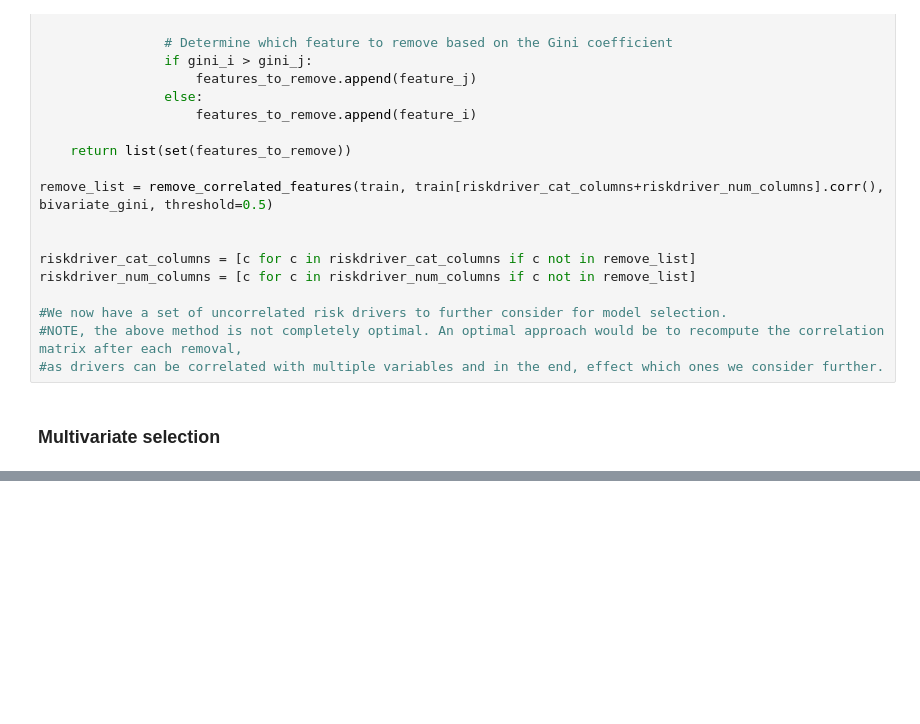
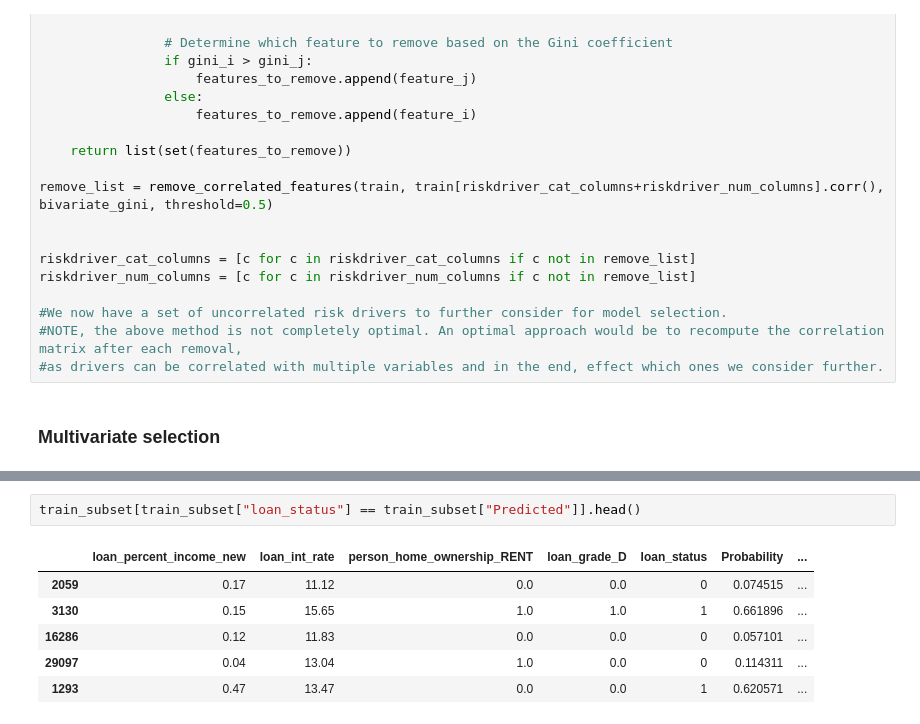
Before and after one commit to shemkatz/credit_risk, a Jupyter notebook: notebook.ipynb, the cells around one changed output, grey strips where cells are left out. Cells and saved outputs as stored; diff of their text form; blank space fills up the shorter version.

```diff
--- a/notebook.ipynb
+++ b/notebook.ipynb
@@ -961,0 +1072,9 @@ Stopping: No remaining driver adds more than 0.0100 Gini.
+# %%
+train_subset[train_subset["loan_status"] == train_subset["Predicted"]].head()
+# %% [output]
+|  | loan_percent_income_new | loan_int_rate | person_home_ownership_RENT | loan_grade_D | loan_status | Probability | ... |
+| 2059 | 0.17 | 11.12 | 0.0 | 0.0 | 0 | 0.074515 | ... |
+| 3130 | 0.15 | 15.65 | 1.0 | 1.0 | 1 | 0.661896 | ... |
+| 16286 | 0.12 | 11.83 | 0.0 | 0.0 | 0 | 0.057101 | ... |
+| 29097 | 0.04 | 13.04 | 1.0 | 0.0 | 0 | 0.114311 | ... |
+| 1293 | 0.47 | 13.47 | 0.0 | 0.0 | 1 | 0.620571 | ... |
```
Also changed, not shown: parts of 13 cells of this notebook.
